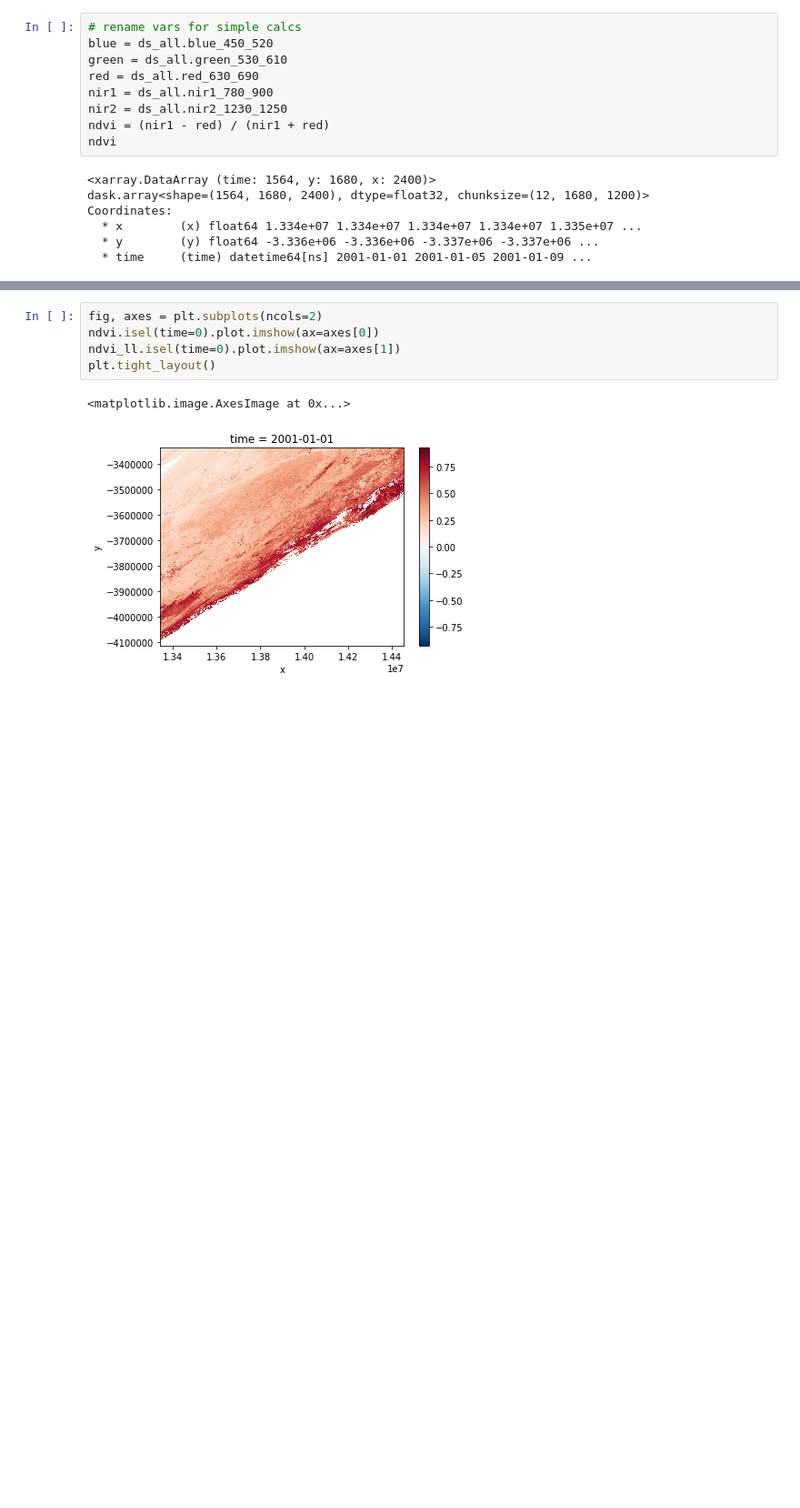
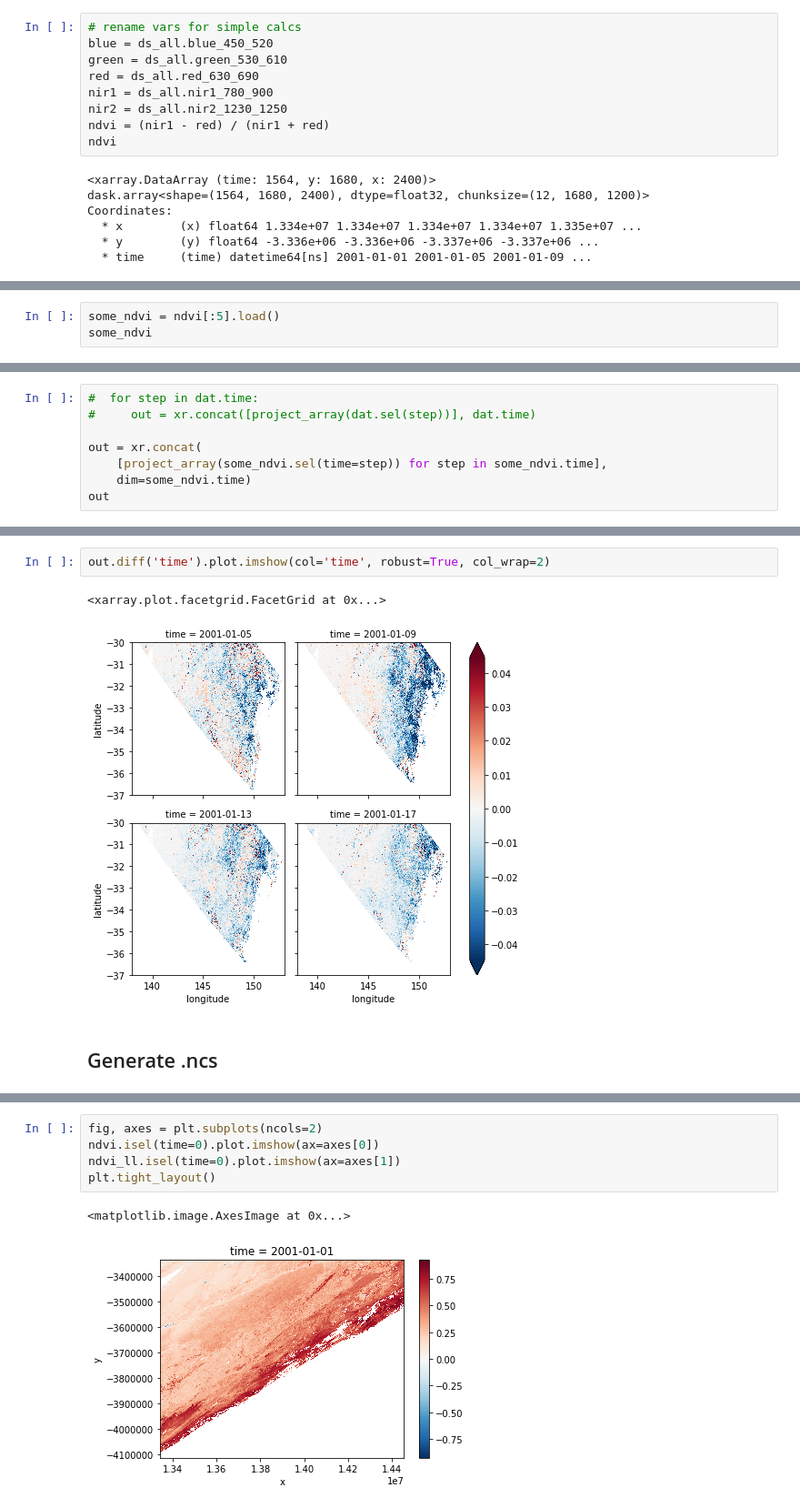
Before and after one commit to ozewex/team-drip, a Jupyter notebook: notebooks/jenswork/1.0b_jbw_reproject_MODISndvi_latlon_saveto_nc.ipynb, the cells around one changed output, grey strips where cells are left out. Shown at 91% size. Saved outputs shown, nothing was run; the diff lists cells and outputs as text; blank space fills up the shorter version.

Commit message:
append time to reprojected data

```diff
--- a/notebooks/jenswork/1.0b_jbw_reproject_MODISndvi_latlon_saveto_nc.ipynb
+++ b/notebooks/jenswork/1.0b_jbw_reproject_MODISndvi_latlon_saveto_nc.ipynb
@@ -135,0 +200,3 @@ ValueError: too many values to unpack (expected 2)
+# %%
+some_ndvi = ndvi[:5].load()
+some_ndvi
@@ -135,0 +221,8 @@ ValueError: too many values to unpack (expected 2)
+# %%
+#  for step in dat.time:
+#     out = xr.concat([project_array(dat.sel(step))], dat.time)
+
+out = xr.concat(
+    [project_array(some_ndvi.sel(time=step)) for step in some_ndvi.time],
+    dim=some_ndvi.time)
+out
@@ -136,3 +247,10 @@ ValueError: too many values to unpack (expected 2)
+# %%
+out.diff('time').plot.imshow(col='time', robust=True, col_wrap=2)
+# %% [output]
+<xarray.plot.facetgrid.FacetGrid at 0x...>
+[figure, added]
+# %% [markdown]
+## Generate .ncs
 # %%
 %%time
 for year in range(2001, 2018):
```
Also changed, not shown: parts of 12 cells of this notebook.
